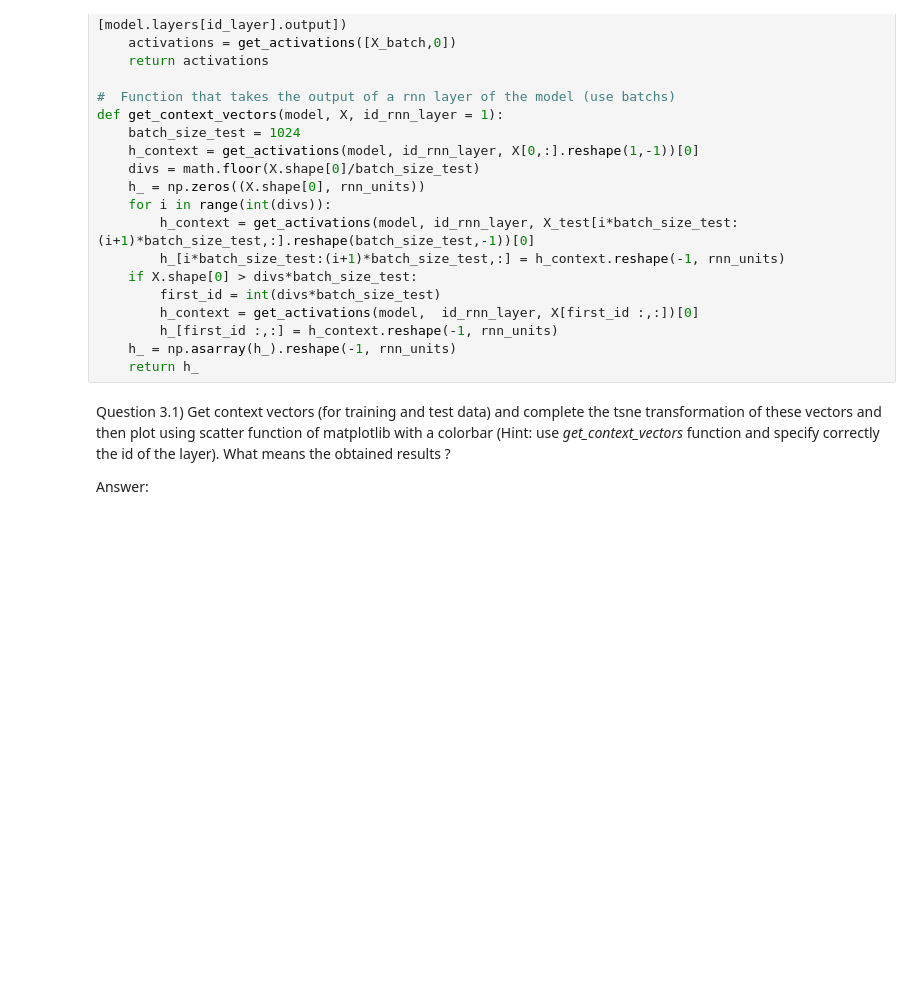
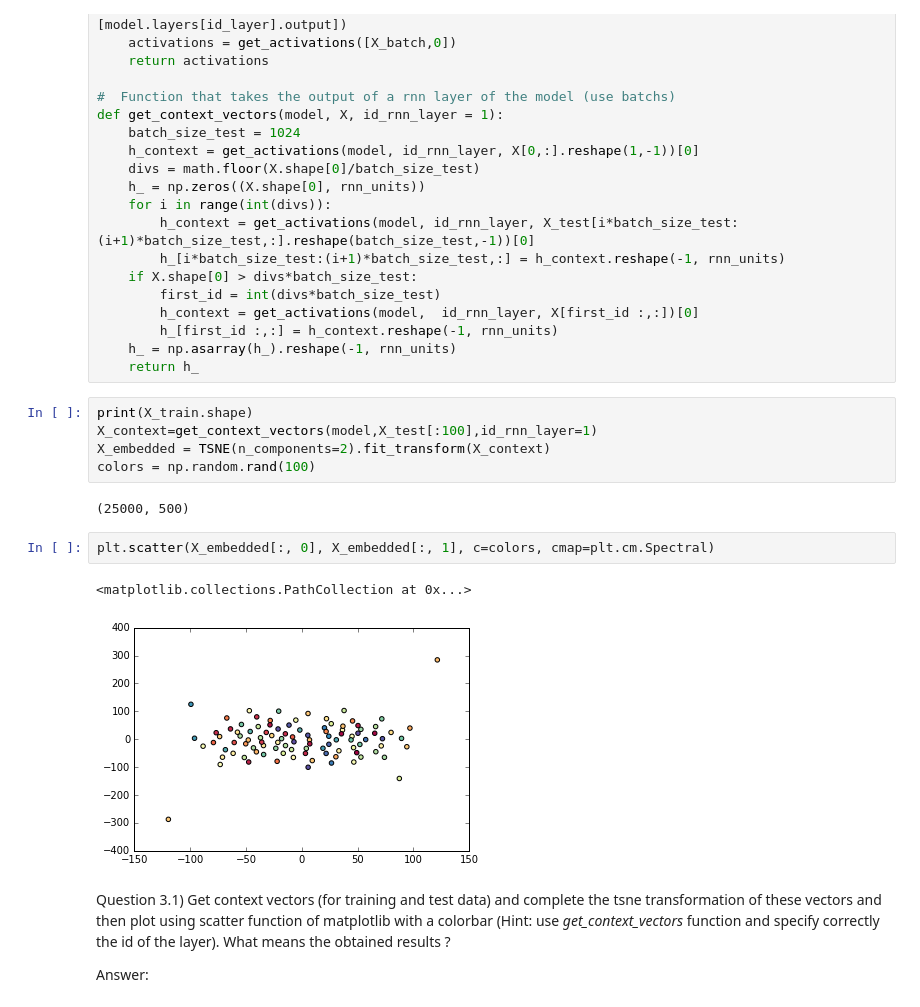
Before and after one commit to frederictamagnan/CNN-Mnist, a Jupyter notebook: LabSession6-RNN-IMDB-student.ipynb, the cells around one changed output. Saved outputs shown, nothing was run; the diff lists cells and outputs as text; blank space fills up the shorter version.

```diff
--- a/LabSession6-RNN-IMDB-student.ipynb
+++ b/LabSession6-RNN-IMDB-student.ipynb
@@ -725,6 +742,18 @@ def get_context_vectors(model, X, id_rnn_layer = 1):
         h_[first_id :,:] = h_context.reshape(-1, rnn_units)
     h_ = np.asarray(h_).reshape(-1, rnn_units)
     return h_
+# %%
+print(X_train.shape)
+X_context=get_context_vectors(model,X_test[:100],id_rnn_layer=1)
+X_embedded = TSNE(n_components=2).fit_transform(X_context)
+colors = np.random.rand(100)
+# %% [output]
+(25000, 500)
+# %%
+plt.scatter(X_embedded[:, 0], X_embedded[:, 1], c=colors, cmap=plt.cm.Spectral)
+# %% [output]
+<matplotlib.collections.PathCollection at 0x...>
+[figure, added]
 # %% [markdown]
 Question 3.1) Get context vectors (for training and test data) and complete the tsne transformation of these vectors and then plot using scatter function of matplotlib with a colorbar (Hint: use *get_context_vectors* function and specify correctly the id of the layer).
 What means the obtained results ?
```
Also changed, not shown: parts of 2 cells of this notebook.
